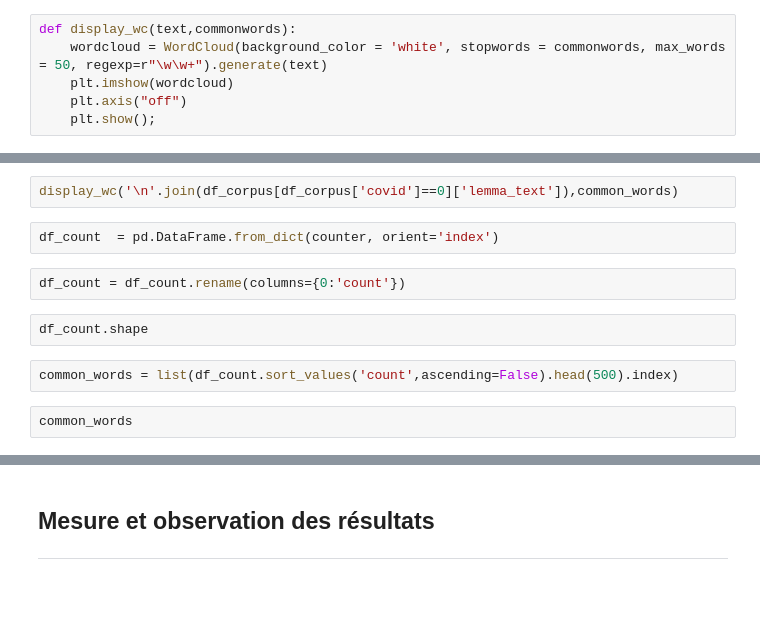
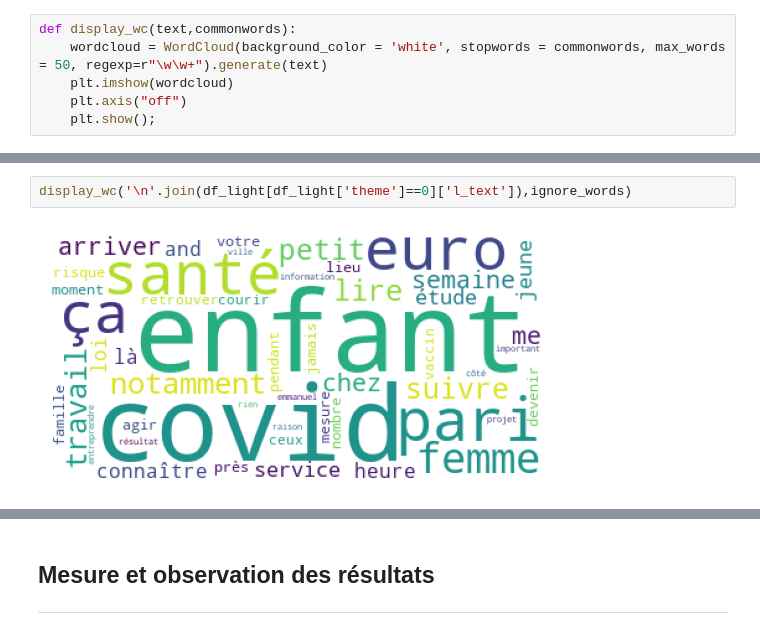
Before and after one commit to fmaine/notebooks, a Jupyter notebook: Experiences/221016-ThemeLemmesClef.ipynb, the cells around one changed output, grey strips where cells are left out. Cells and saved outputs as stored; diff of their text form; blank space fills up the shorter version.

```diff
--- a/Experiences/221016-ThemeLemmesClef.ipynb
+++ b/Experiences/221016-ThemeLemmesClef.ipynb
@@ -190,12 +209,4 @@ display_wc('\n'.join(df_corpus[df_corpus['covid']==1]['lemma_text']),common_word
 # %%
-display_wc('\n'.join(df_corpus[df_corpus['covid']==0]['lemma_text']),common_words)
+display_wc('\n'.join(df_light[df_light['theme']==0]['l_text']),ignore_words)
+# %% [output]
+[figure, added]
-# %%
-df_count  = pd.DataFrame.from_dict(counter, orient='index')
-# %%
-df_count = df_count.rename(columns={0:'count'})
-# %%
-df_count.shape
-# %%
-common_words = list(df_count.sort_values('count',ascending=False).head(500).index)
-# %%
-common_words
```
Also changed, not shown: parts of 45 cells of this notebook, 5 other files.
